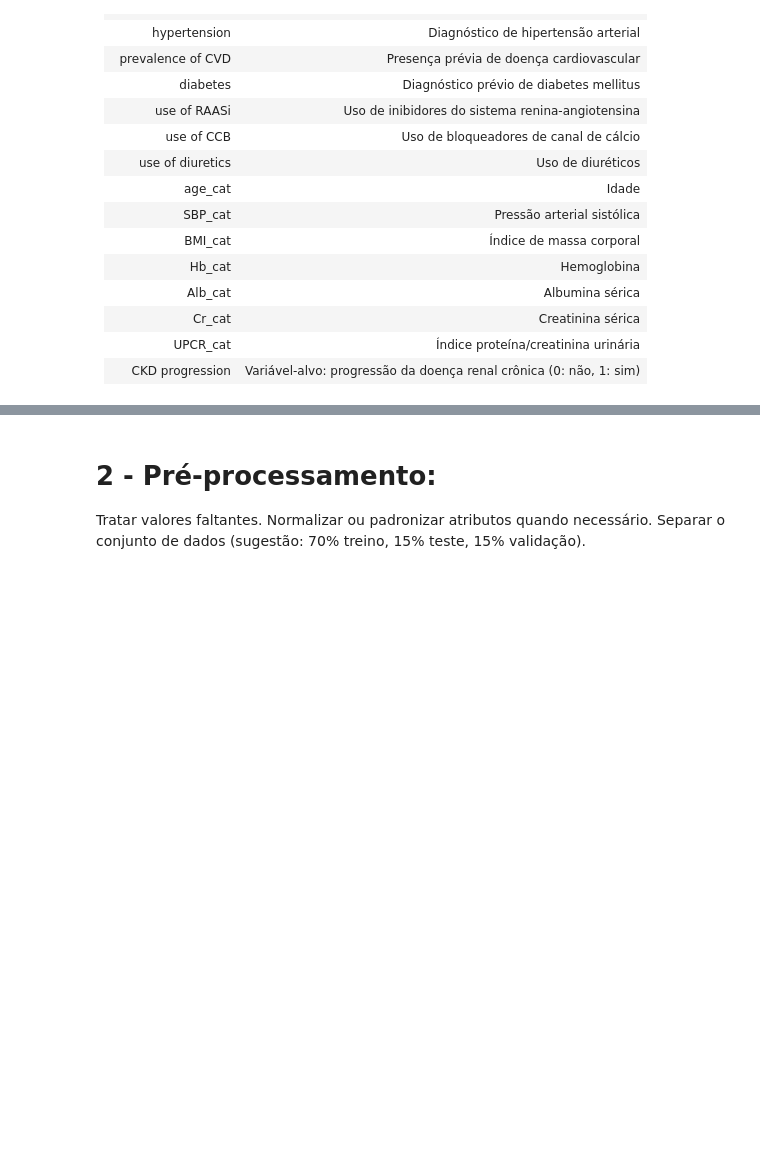
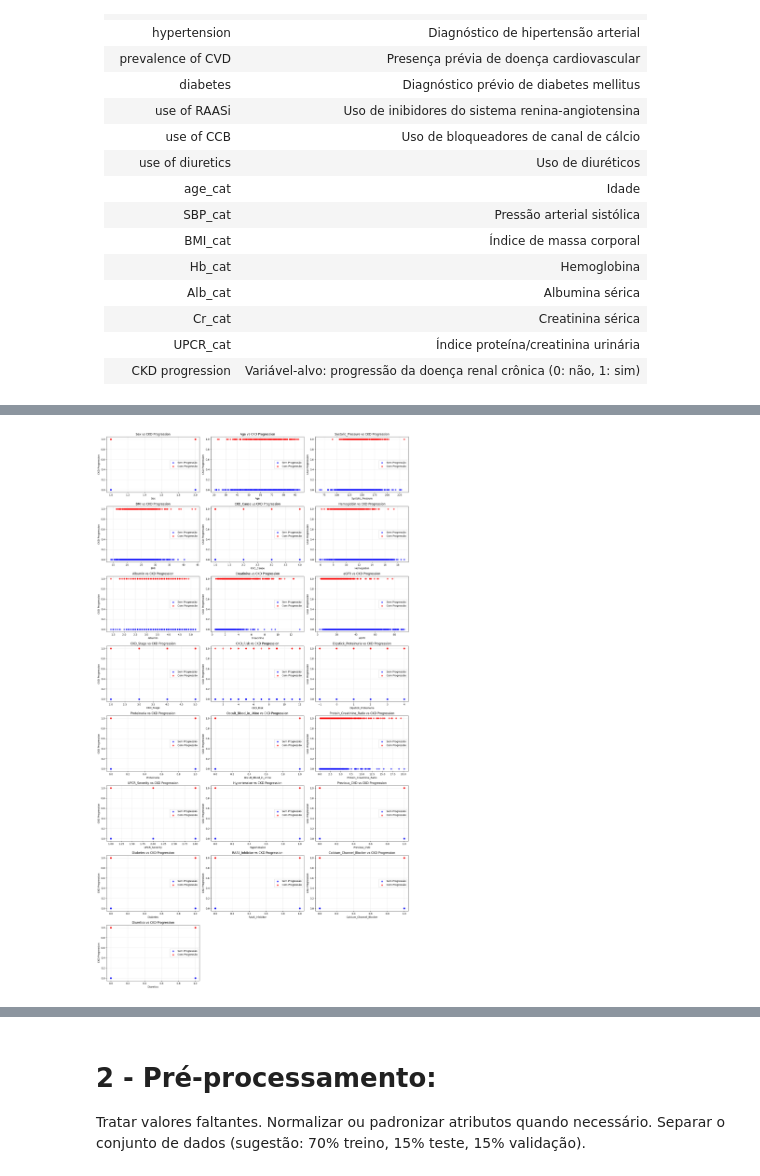
Before and after one commit to gustavoadutra/ia-trab2-ckd, a Jupyter notebook: main.ipynb, the cells around one changed output, grey strips where cells are left out. Cells and saved outputs as stored; diff of their text form; code cells hidden in the pictures; blank space fills up the shorter version.

```diff
--- a/main.ipynb
+++ b/main.ipynb
@@ -25,3 +32,7 @@ Realizar análise estatística dos atributos (médias, desvios, valores faltante
 | Cr_cat                     | Creatinina sérica                                                                           |
 | UPCR_cat                   | Índice proteína/creatinina urinária                                                         |
 | CKD progression            | Variável-alvo: progressão da doença renal crônica (0: não, 1: sim)                         |
+# %%
+# Abrir arquivo csv
+df = pd.read_csv("ckd.csv")
+df.head()
@@ -27,0 +168,36 @@ Realizar análise estatística dos atributos (médias, desvios, valores faltante
+# %%
+# Gráfico de dispersão MELHORADO para CKD_Progression com cores diferentes
+import numpy as np
+
+cols = [col for col in df.columns if col != 'CKD_Progression']
+n_cols = 3
+n_rows = math.ceil(len(cols) / n_cols)
+
+fig, axes = plt.subplots(n_rows, n_cols, figsize=(6 * n_cols, 4 * n_rows))
+axes = axes.flatten()
+
+for i, column in enumerate(cols):
+    # Separar dados por classe
+    no_progression = df[df['CKD_Progression'] == 0]
+    progression = df[df['CKD_Progression'] == 1]
+
+    # Plotar com cores diferentes
+    axes[i].scatter(no_progression[column], no_progression['CKD_Progression'],
+                    alpha=0.6, color='blue', label='Sem Progressão', s=30)
+    axes[i].scatter(progression[column], progression['CKD_Progression'],
+                    alpha=0.6, color='red', label='Com Progressão', s=30)
+
+    axes[i].set_xlabel(column)
+    axes[i].set_ylabel('CKD Progression')
+    axes[i].set_title(f'{column} vs CKD Progression')
+    axes[i].legend()
+    axes[i].grid(True, alpha=0.3)
+
+# Remove eixos extras
+for j in range(i + 1, len(axes)):
+    fig.delaxes(axes[j])
+
+plt.tight_layout()
+plt.show()
+# %% [output]
+[figure, added]
```
Also changed, not shown: parts of 32 cells of this notebook.
